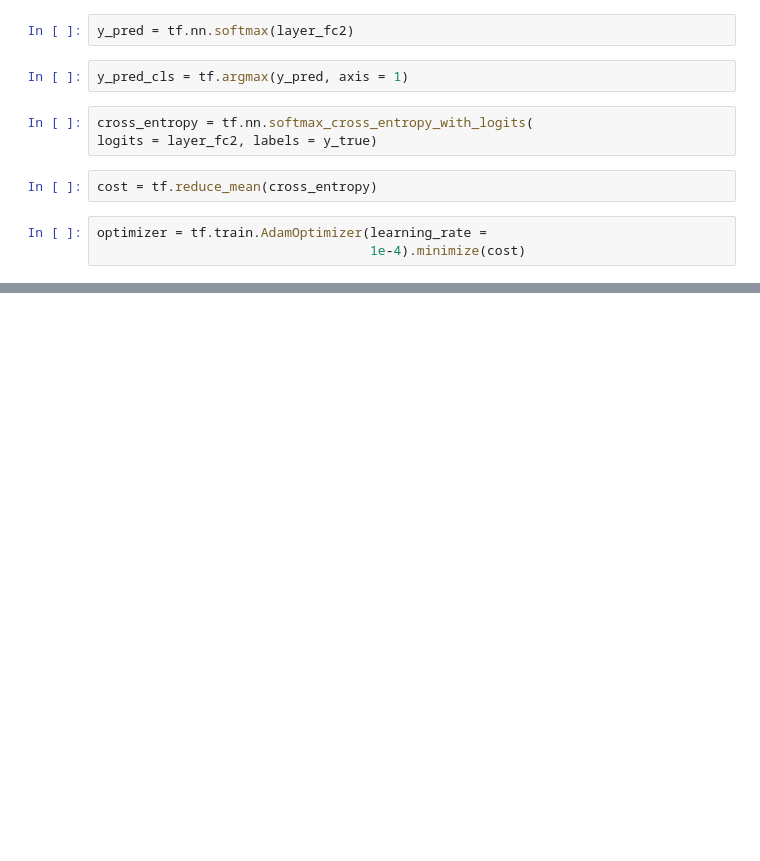
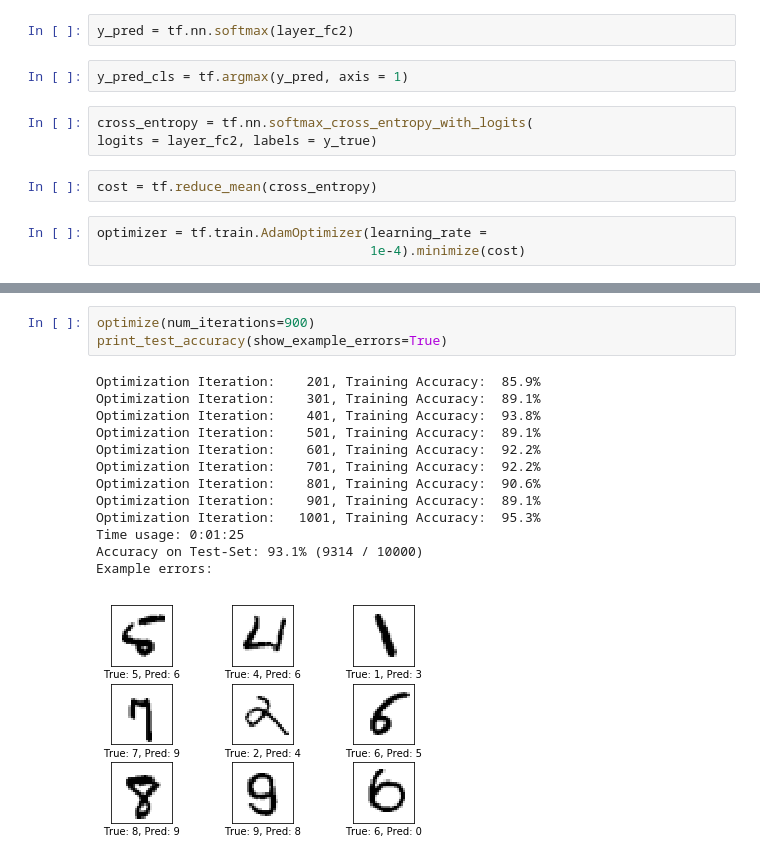
Before and after one commit to PKUGoodSpeed/DeepLearning, a Jupyter notebook: TFProjects/CNN/CNNmodel.ipynb, the cells around one changed output, grey strips where cells are left out. Drawn from its saved outputs; the diff is of its cells as text; blank space fills up the shorter version.

```diff
--- a/TFProjects/CNN/CNNmodel.ipynb
+++ b/TFProjects/CNN/CNNmodel.ipynb
@@ -267,0 +461,17 @@ optimizer = tf.train.AdamOptimizer(learning_rate =
+# %%
+optimize(num_iterations=900)
+print_test_accuracy(show_example_errors=True)
+# %% [output]
+Optimization Iteration:    201, Training Accuracy:  85.9%
+Optimization Iteration:    301, Training Accuracy:  89.1%
+Optimization Iteration:    401, Training Accuracy:  93.8%
+Optimization Iteration:    501, Training Accuracy:  89.1%
+Optimization Iteration:    601, Training Accuracy:  92.2%
+Optimization Iteration:    701, Training Accuracy:  92.2%
+Optimization Iteration:    801, Training Accuracy:  90.6%
+Optimization Iteration:    901, Training Accuracy:  89.1%
+Optimization Iteration:   1001, Training Accuracy:  95.3%
+Time usage: 0:01:25
+Accuracy on Test-Set: 93.1% (9314 / 10000)
+Example errors:
+[figure, added]
```
Also changed, not shown: parts of 33 cells of this notebook.
